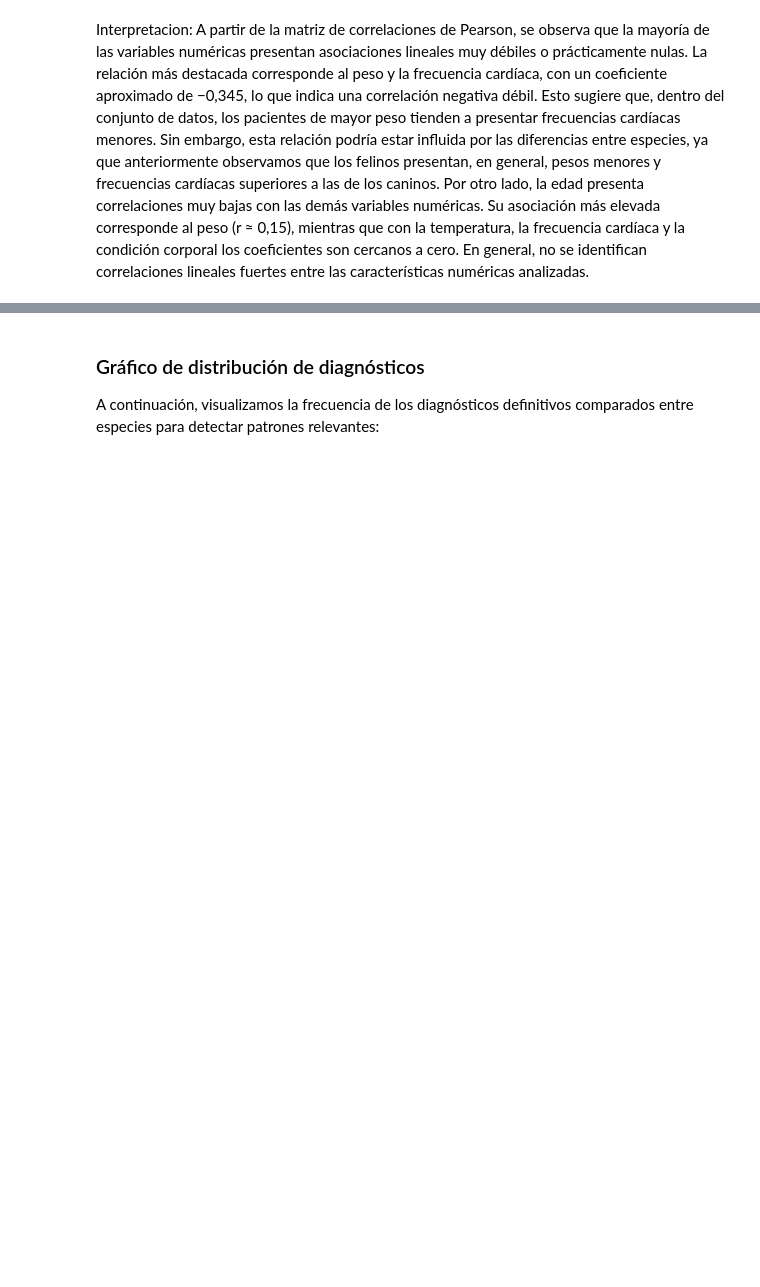
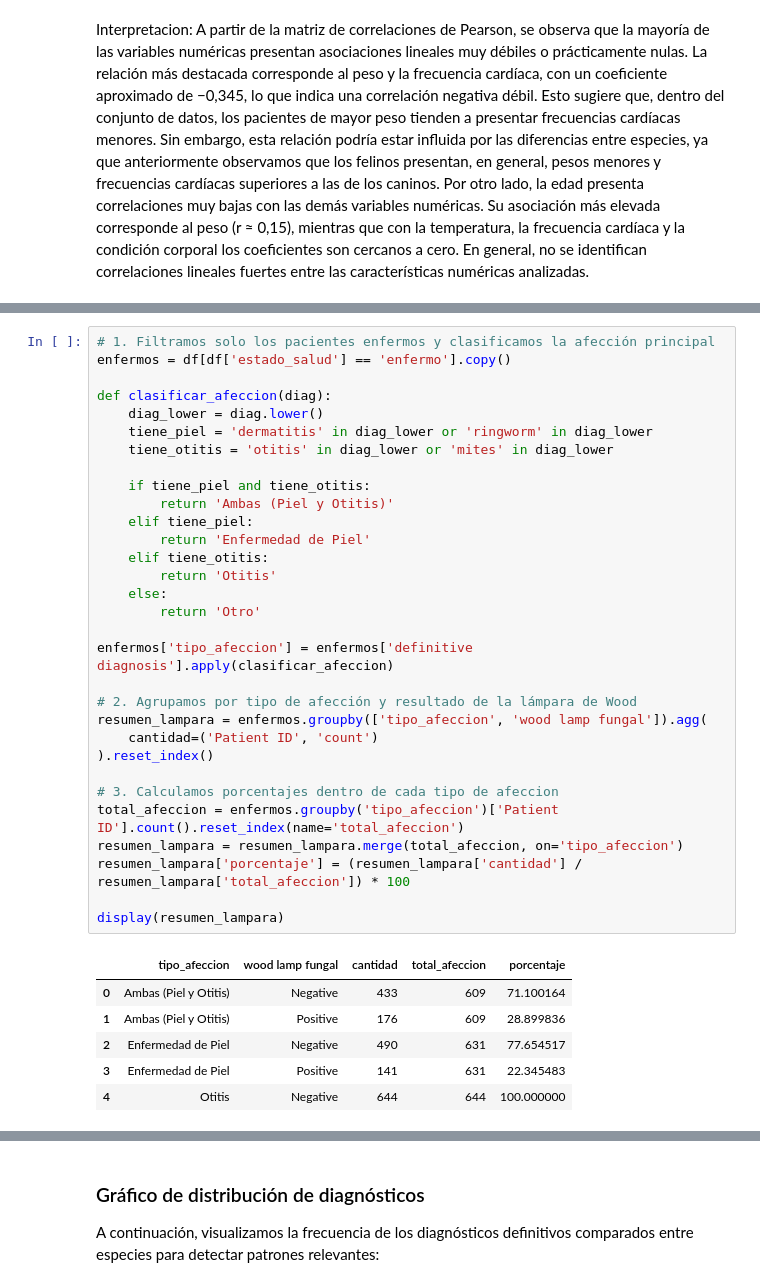
Before and after one commit to juanacebreiros2-ai/TP-PYTONH, a Jupyter notebook: pruebaDataset10.ipynb, the cells around one changed output, grey strips where cells are left out. Cells and saved outputs as stored; diff of their text form; blank space fills up the shorter version.

```diff
--- a/pruebaDataset10.ipynb
+++ b/pruebaDataset10.ipynb
@@ -934,0 +984,38 @@ KeyError: "Label(s) ['Patient ID'] do not exist"
+# %%
+# 1. Filtramos solo los pacientes enfermos y clasificamos la afección principal
+enfermos = df[df['estado_salud'] == 'enfermo'].copy()
+
+def clasificar_afeccion(diag):
+    diag_lower = diag.lower()
+    tiene_piel = 'dermatitis' in diag_lower or 'ringworm' in diag_lower
+    tiene_otitis = 'otitis' in diag_lower or 'mites' in diag_lower
+
+    if tiene_piel and tiene_otitis:
+        return 'Ambas (Piel y Otitis)'
+    elif tiene_piel:
+        return 'Enfermedad de Piel'
+    elif tiene_otitis:
+        return 'Otitis'
+    else:
+        return 'Otro'
+
+enfermos['tipo_afeccion'] = enfermos['definitive diagnosis'].apply(clasificar_afeccion)
+
+# 2. Agrupamos por tipo de afección y resultado de la lámpara de Wood
+resumen_lampara = enfermos.groupby(['tipo_afeccion', 'wood lamp fungal']).agg(
+    cantidad=('Patient ID', 'count')
+).reset_index()
+
+# 3. Calculamos porcentajes dentro de cada tipo de afeccion
+total_afeccion = enfermos.groupby('tipo_afeccion')['Patient ID'].count().reset_index(name='total_afeccion')
+resumen_lampara = resumen_lampara.merge(total_afeccion, on='tipo_afeccion')
+resumen_lampara['porcentaje'] = (resumen_lampara['cantidad'] / resumen_lampara['total_afeccion']) * 100
+
+display(resumen_lampara)
+# %% [output]
+|  | tipo_afeccion | wood lamp fungal | cantidad | total_afeccion | porcentaje |
+| 0 | Ambas (Piel y Otitis) | Negative | 433 | 609 | 71.100164 |
+| 1 | Ambas (Piel y Otitis) | Positive | 176 | 609 | 28.899836 |
+| 2 | Enfermedad de Piel | Negative | 490 | 631 | 77.654517 |
+| 3 | Enfermedad de Piel | Positive | 141 | 631 | 22.345483 |
+| 4 | Otitis | Negative | 644 | 644 | 100.000000 |
```
Also changed, not shown: parts of 6 cells of this notebook.
